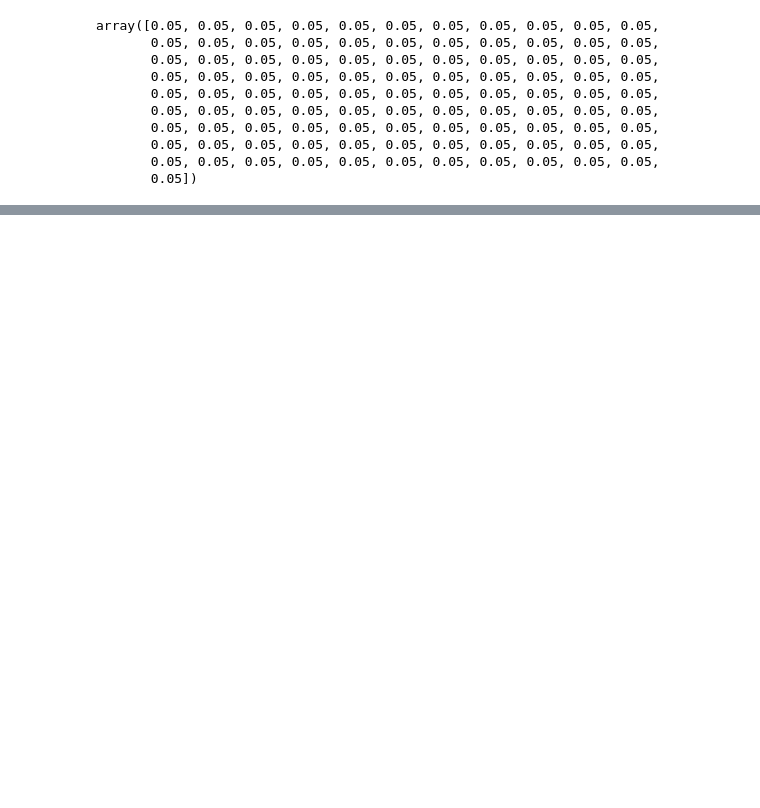
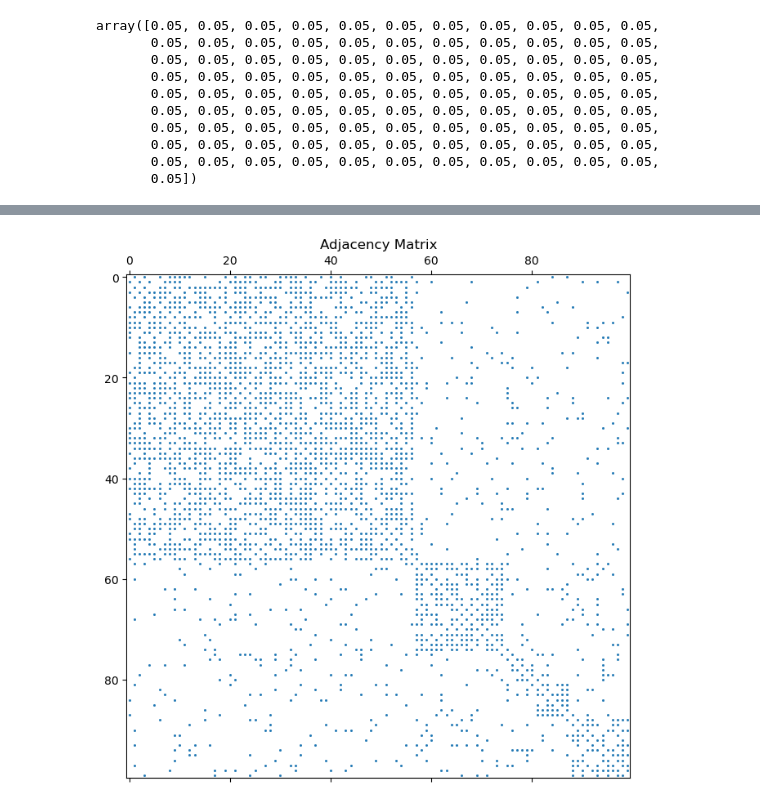
Before and after one commit to local-ring/Graph-Guided-Sparse-Learning, a Jupyter notebook: experiement.ipynb, the cells around one changed output, grey strips where cells are left out. Saved outputs shown, nothing was run; the diff lists cells and outputs as text; code cells hidden in the pictures; blank space fills up the shorter version.

Commit message:
change graph generating structure

```diff
--- a/experiement.ipynb
+++ b/experiement.ipynb
@@ -1581,3 +1612,101 @@ array([0.05, 0.05, 0.05, 0.05, 0.05, 0.05, 0.05, 0.05, 0.05, 0.05, 0.05,
        0.05, 0.05, 0.05, 0.05, 0.05, 0.05, 0.05, 0.05, 0.05, 0.05, 0.05,
        0.05, 0.05, 0.05, 0.05, 0.05, 0.05, 0.05, 0.05, 0.05, 0.05, 0.05,
        0.05])
+# %%
+import numpy as np
+import scipy.sparse as sp
+import matplotlib.pyplot as plt
+
+def random_partition(d, h_total):
+    """
+    Randomly partition `d` into `h_total` parts, ensuring the sum equals `d`.
+    """
+    if d < h_total:
+        raise ValueError("The number of clusters exceeds the total number.")
+    # Generate `h_total - 1` random breakpoints in the range [0, d]
+    breakpoints = sorted(np.random.choice(range(1, d), h_total - 1, replace=False))
+
+    # Add the boundaries (0 and d) to the breakpoints
+    breakpoints = [0] + breakpoints + [d]
+
+    for i in range(h_total):
+        print(f"cluster {i} contains features from {breakpoints[i]} to {breakpoints[i + 1] - 1}, with size {breakpoints[i + 1] - breakpoints[i]}")
+
+    return breakpoints
+
+def generate_random_graph(d, h_total, h, inter_cluster_prob, outer_cluster_prob, connected=False, visualize=True):
+    """
+    Generate a random graph adjacency matrix with the specified cluster properties.
+
+    Parameters:
+    - d (int): Total number of nodes.
+    - h_total (int): Total number of clusters.
+    - h (int): Number of selected clusters.
+    - inter_cluster_prob (float): Probability of edges within selected clusters.
+    - outer_cluster_prob (float): Probability of edges outside selected clusters.
+    - connected (bool): If True, ensures the graph is connected.
+    - visualize (bool): If True, visualizes the adjacency matrix.
+
+    Returns:
+    - scipy.sparse.csr_matrix: The resulting adjacency matrix.
+    """
+    # Randomly partition `d` into `h_total` parts
+    breakpoints = random_partition(d, h_total)
+    clusters = [range(breakpoints[i], breakpoints[i + 1]) for i in range(h_total)]
+
+    # Selected clusters
+    selected_clusters = clusters[:h]
+
+    # Initialize sparse adjacency matrix
+    adj_matrix = sp.lil_matrix((d, d), dtype=int)
+
+    # Fill adjacency matrix for selected clusters
+    for cluster in clusters:
+        size = len(cluster)
+        block = (np.random.rand(size, size) < inter_cluster_prob).astype(int)
+        np.fill_diagonal(block, 0)  # No self-loops
+        block = np.triu(block, k=1) + np.triu(block, k=1).T  # Symmetrize
+        for i, node_i in enumerate(cluster):
+            for j, node_j in enumerate(cluster):
+                adj_matrix[node_i, node_j] = block[i, j]
+
+    # Fill adjacency matrix for outer clusters
+    for i in range(h_total):
+        for j in range(i + 1, h_total):
+            cluster_i = clusters[i]
+            cluster_j = clusters[j]
+            block = (np.random.rand(len(cluster_i), len(cluster_j)) < outer_cluster_prob).astype(int)
+            for m, node_i in enumerate(cluster_i):
+                for n, node_j in enumerate(cluster_j):
+                    adj_matrix[node_i, node_j] = block[m, n]
+                    adj_matrix[node_j, node_i] = block[m, n]  # Symmetry
+
+    # Ensure graph is connected (optional)
+    if connected:
+        for i in range(d - 1):
+            adj_matrix[i, i + 1] = 1
+            adj_matrix[i + 1, i] = 1
+
+    # Convert to CSR format
+    adj_matrix = adj_matrix.tocsr()
+
+    # Visualize the adjacency matrix
+    if visualize:
+        plt.figure(figsize=(8, 8))
+        plt.spy(adj_matrix, markersize=1)
+        plt.title("Adjacency Matrix")
+        plt.show()
+
+    return adj_matrix
+
+# Example usage
+d = 100  # Total nodes
+h_total = 5  # Total clusters
+h = 3  # Selected clusters
+inter_cluster_prob = 0.6  # Probability of edges within selected clusters
+outer_cluster_prob = 0.1  # Probability of edges outside selected clusters
+
+adj_matrix = generate_random_graph(d, h_total, h, inter_cluster_prob, outer_cluster_prob, connected=True, visualize=True)
+
+print("Adjacency matrix created.")
+# %% [output]
@@ -1583,0 +1718 @@ array([0.05, 0.05, 0.05, 0.05, 0.05, 0.05, 0.05, 0.05, 0.05, 0.05, 0.05,
+[figure, added]
```
Also changed, not shown: parts of 5 cells of this notebook, 5 other files.
